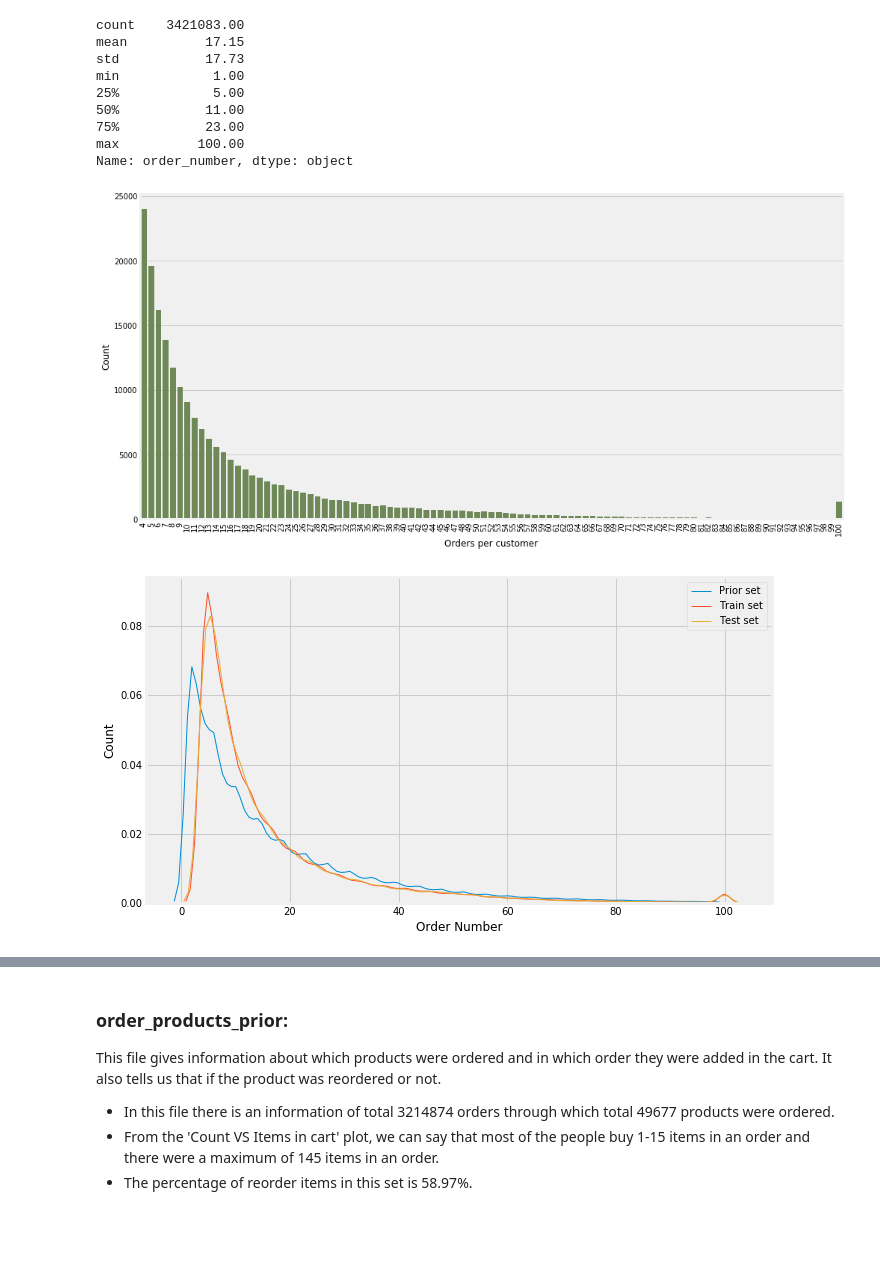
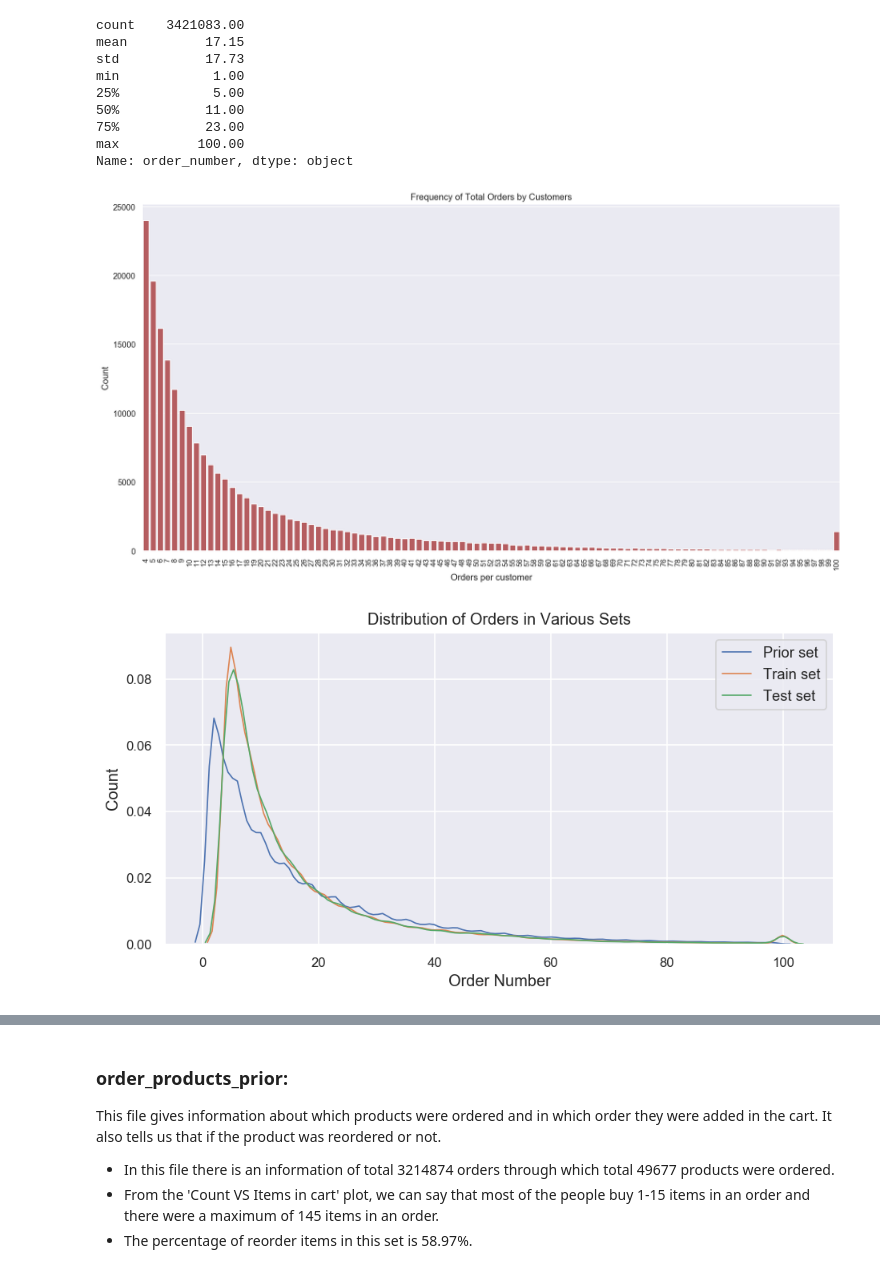
Before and after one commit to archd3sai/Instacart-Market-Basket-Analysis, a Jupyter notebook: Data Description and Analysis.ipynb, the cells around one changed output, grey strips where cells are left out. Cells and saved outputs as stored; diff of their text form; code cells hidden in the pictures; blank space fills up the shorter version.

```diff
--- a/Data Description and Analysis.ipynb
+++ b/Data Description and Analysis.ipynb
@@ -14,7 +14,7 @@ matplotlib.rcParams['figure.dpi'] = 120 #resolution
 matplotlib.rcParams['figure.figsize'] = (8,6) #figure size
 
 import matplotlib.pyplot as plt
-plt.style.use('fivethirtyeight')
+sns.set_style('darkgrid')
 import seaborn as sns
 color = sns.color_palette()
 
@@ -202,19 +202,24 @@ order_number = order_number.value_counts()
 # %%
 fig, ax = plt.subplots(figsize=(15,8))
 ax = sns.barplot(x = order_number.index, y = order_number.values, color = color[3])
 ax.set_xlabel('Orders per customer')
 ax.set_ylabel('Count')
-ax.xaxis.set_tick_params(rotation=90)
+ax.xaxis.set_tick_params(rotation=90, labelsize=10)
+ax.set_title('Frequency of Total Orders by Customers')
+fig.savefig('Frequency of Total Orders by Customers.png')
 # %% [output]
-[figure, old version]
+[figure, new version]
 # %%
-fig, ax = plt.subplots(figsize = (10,6))
+fig, ax = plt.subplots(figsize = (8,4))
 ax = sns.kdeplot(orders.order_number[orders.eval_set == 'prior'], label = "Prior set", lw = 1)
 ax = sns.kdeplot(orders.order_number[orders.eval_set == 'train'], label = "Train set", lw = 1)
 ax = sns.kdeplot(orders.order_number[orders.eval_set == 'test'], label = "Test set", lw = 1)
 ax.set_xlabel('Order Number')
 ax.set_ylabel('Count')
+ax.tick_params(axis = 'both', labelsize = 10)
+ax.set_title('Distribution of Orders in Various Sets')
+fig.savefig('Distribution of Orders in Various Sets.png')
 plt.show()
 # %% [output]
-[figure, old version]
+[figure, new version]
 # %%
```
Also changed, not shown: parts of 15 cells of this notebook.
